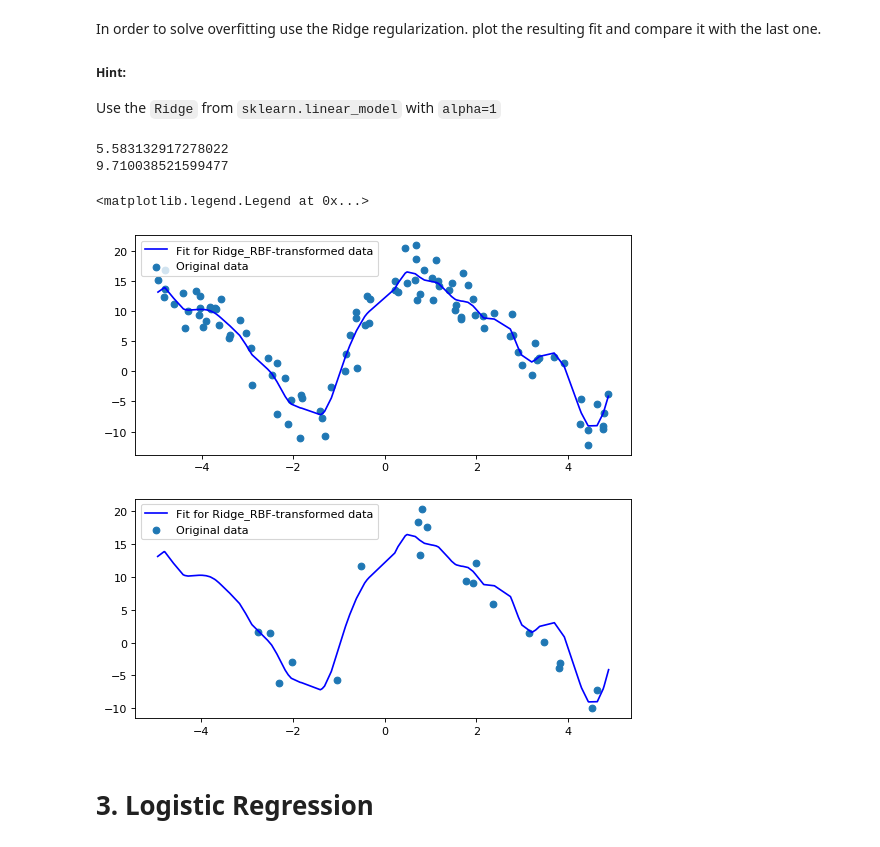
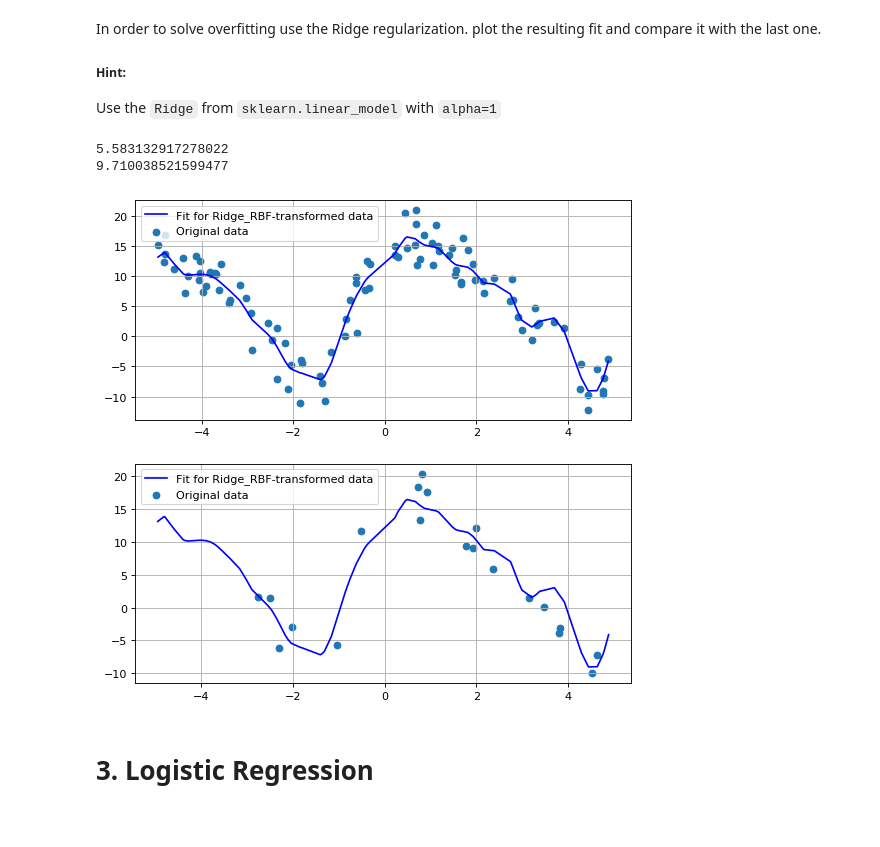
Before and after one commit to RakNoel/INF264, a Jupyter notebook: Ex2/LinearModels_ex2.ipynb, the cells around one changed output. Cells and saved outputs as stored; diff of their text form; code cells hidden in the pictures.

```diff
--- a/Ex2/LinearModels_ex2.ipynb
+++ b/Ex2/LinearModels_ex2.ipynb
@@ -486,33 +486,35 @@ Use the `Ridge` from  `sklearn.linear_model` with `alpha=1`
 # %%
 from sklearn.linear_model import Ridge
 
 # Create Ridge regression object from Ridge class
 ridge_reg = Ridge(alpha=1.0)
 ridge_reg.fit(X_RBF_2,y)
 
 yRidge_ = ridge_reg.predict(X_RBF_2)
 yRidge_val_ = ridge_reg.predict(X_RBF_val_2)
 
 # plot original data and predicted fit
 print(mean_squared_error(yRidge_,y))
 print(mean_squared_error(yRidge_val_,y_val))
 
 
 fig , (ax1,ax2) = plt.subplots(2,figsize=(8, 8), dpi=80)
 
 ax1.scatter(X, y, label='Original data')
 ax1.plot(X, yRidge_, color='b', label='Fit for Ridge_RBF-transformed data')
 
 ax2.scatter(X_val, y_val, label='Original data')
 ax2.plot(X, yRidge_, color='b', label='Fit for Ridge_RBF-transformed data')
 
 ax1.legend(loc='best')
 ax2.legend(loc='best')
+
+ax1.grid()
+ax2.grid()
 # %% [output]
 5.583132917278022
 9.710038521599477
-<matplotlib.legend.Legend at 0x...>
-[figure, old version]
+[figure, new version]
 # %% [markdown]
 # 3. Logistic Regression
 # %% [markdown]
```
